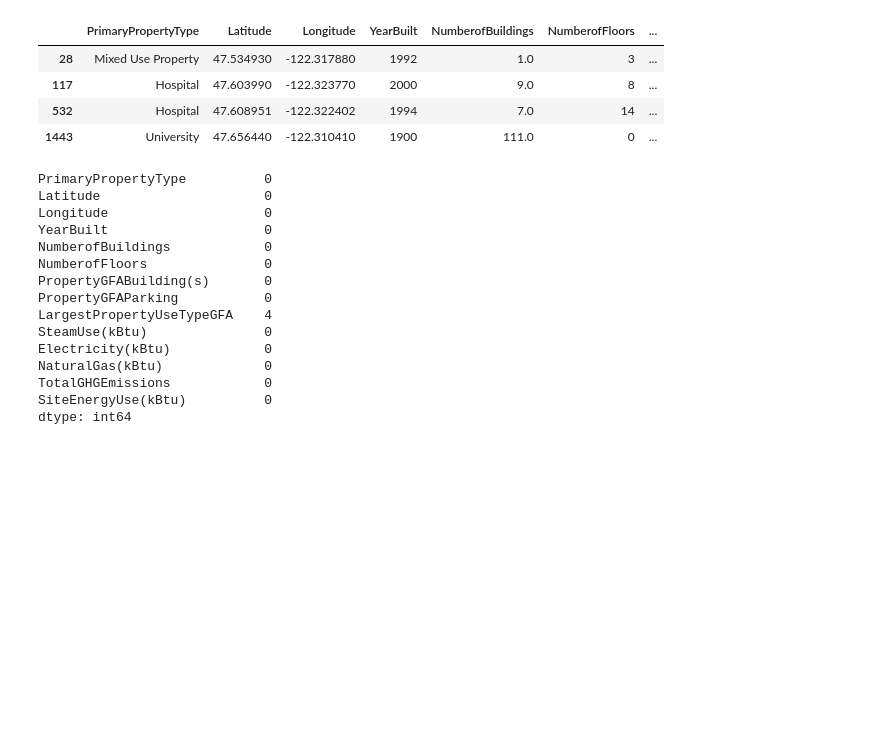
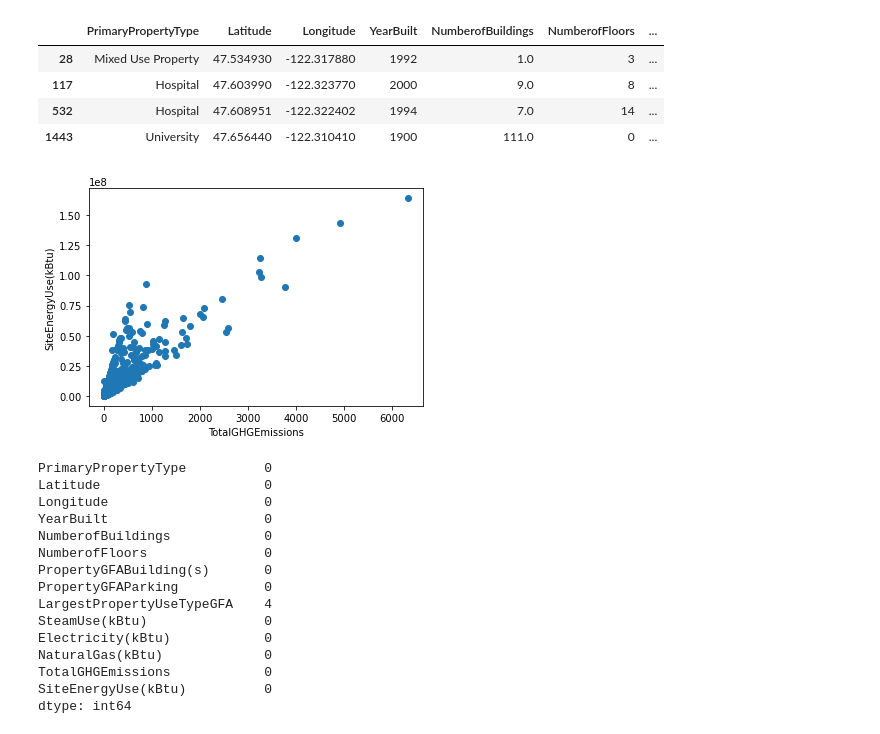
Before and after one commit to azioba/Notebook, a Jupyter notebook: Projet_4.ipynb, the cells around one changed output. Drawn from its saved outputs; the diff is of its cells as text; code cells hidden in the pictures; blank space fills up the shorter version.

```diff
--- a/Projet_4.ipynb
+++ b/Projet_4.ipynb
@@ -311,3 +312,10 @@ nonResidential = nonResidential[nonResidential['SiteEnergyUse(kBtu)'] < 60000000
+# %%
+plt.scatter(nonResidential['TotalGHGEmissions'],nonResidential['SiteEnergyUse(kBtu)'])
+plt.xlabel('TotalGHGEmissions')
+plt.ylabel('SiteEnergyUse(kBtu)')
+plt.show()
+# %% [output]
+[figure, added]
 # %%
 nonResidential.isna().sum()
 # %% [output]
```
Also changed, not shown: parts of 119 cells of this notebook.
